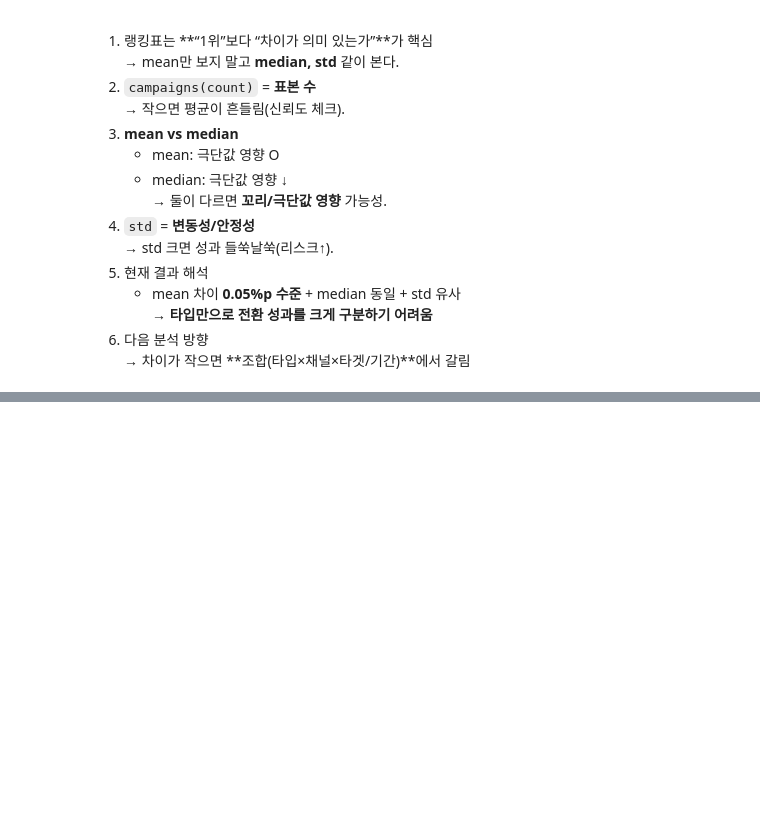
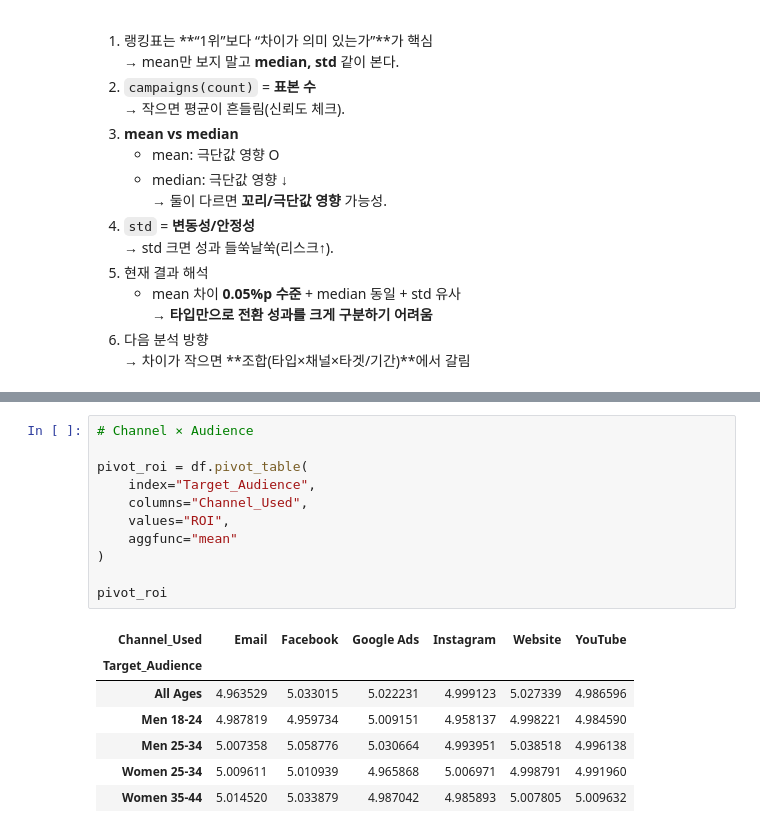
Before and after one commit to jsoook-dt/python-colab-analysis-study, a Jupyter notebook: project01_sook_analysis.ipynb, the cells around one changed output, grey strips where cells are left out. Drawn from its saved outputs; the diff is of its cells as text; blank space fills up the shorter version.

```diff
--- a/project01_sook_analysis.ipynb
+++ b/project01_sook_analysis.ipynb
@@ -518,0 +616,19 @@ for line in report_lines:
+# %%
+# Channel × Audience
+
+pivot_roi = df.pivot_table(
+    index="Target_Audience",
+    columns="Channel_Used",
+    values="ROI",
+    aggfunc="mean"
+)
+
+pivot_roi
+# %% [output]
+| Channel_Used | Email | Facebook | Google Ads | Instagram | Website | YouTube |
+| Target_Audience |  |  |  |  |  |  |
+| All Ages | 4.963529 | 5.033015 | 5.022231 | 4.999123 | 5.027339 | 4.986596 |
+| Men 18-24 | 4.987819 | 4.959734 | 5.009151 | 4.958137 | 4.998221 | 4.984590 |
+| Men 25-34 | 5.007358 | 5.058776 | 5.030664 | 4.993951 | 5.038518 | 4.996138 |
+| Women 25-34 | 5.009611 | 5.010939 | 4.965868 | 5.006971 | 4.998791 | 4.991960 |
+| Women 35-44 | 5.014520 | 5.033879 | 4.987042 | 4.985893 | 5.007805 | 5.009632 |
```
Also changed, not shown: parts of 24 cells of this notebook.
